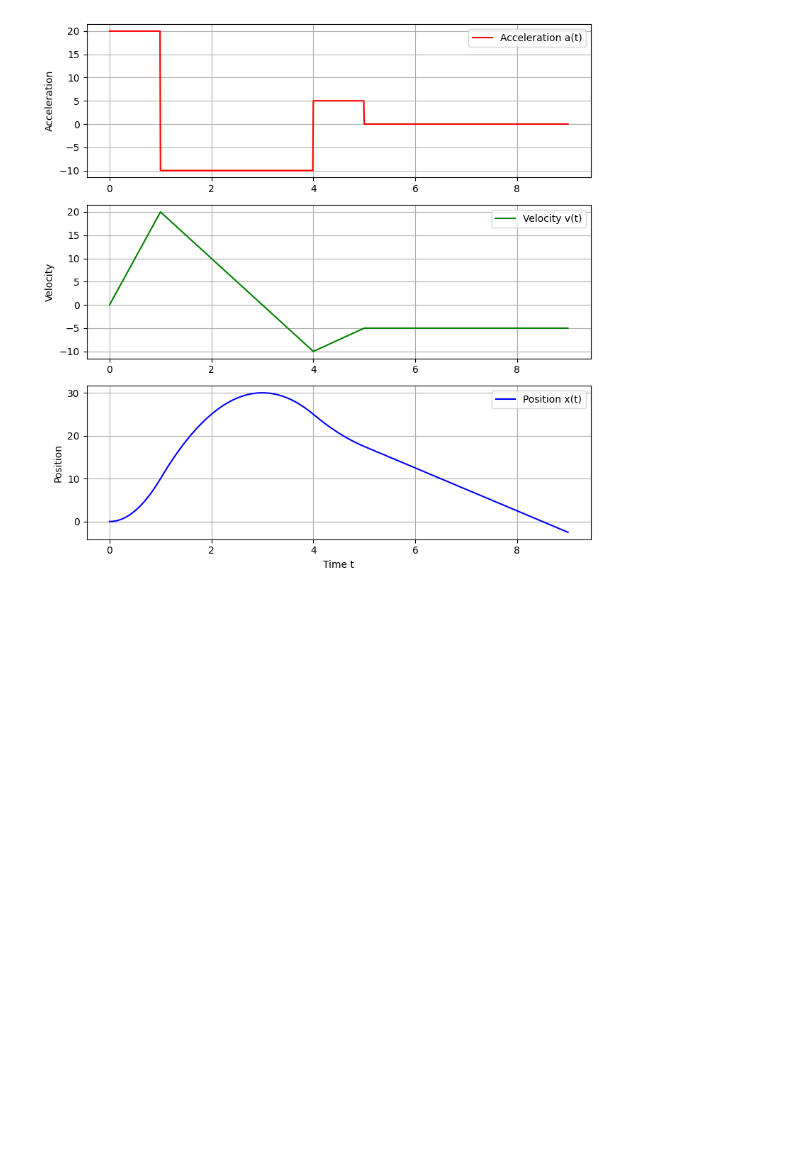
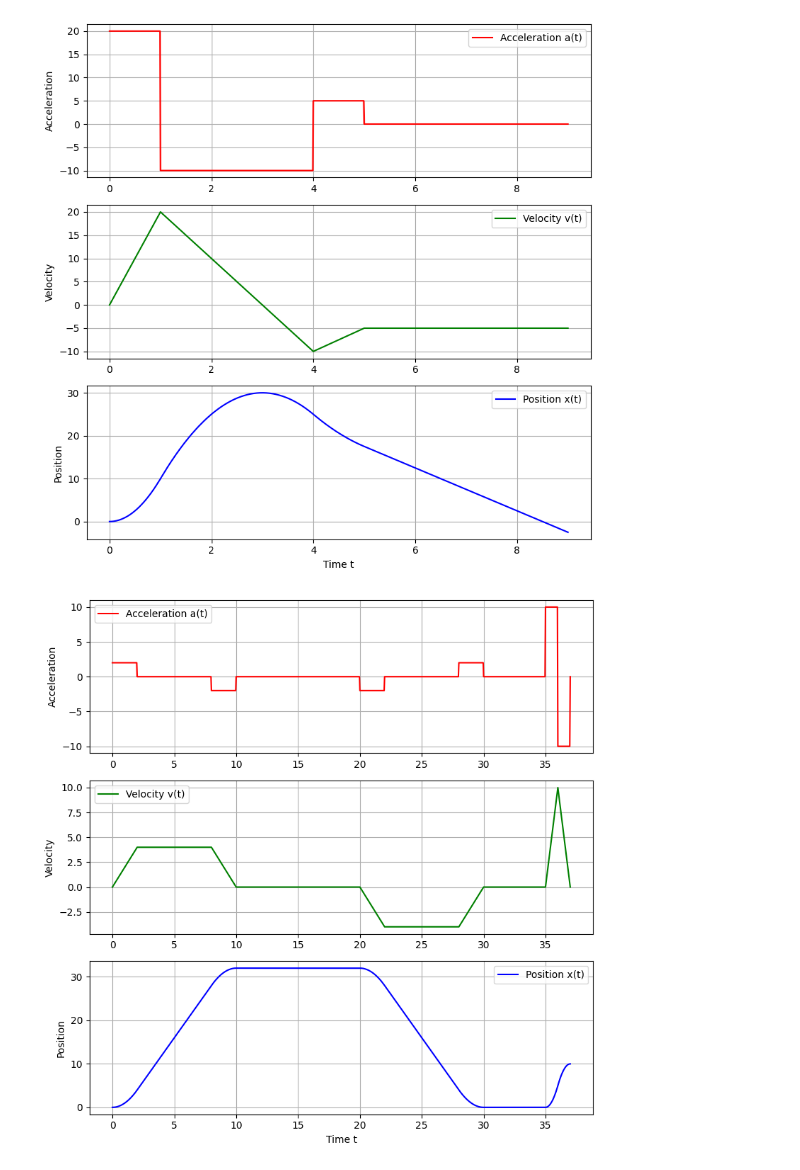
Before and after one commit to dudung/py-nb, a Jupyter notebook: src/apply/lesslines/07_phys_kinematics_piecewise.ipynb, the cells around one changed output. Cells and saved outputs as stored; diff of their text form; code cells hidden in the pictures; blank space fills up the shorter version.

```diff
--- a/src/apply/lesslines/07_phys_kinematics_piecewise.ipynb
+++ b/src/apply/lesslines/07_phys_kinematics_piecewise.ipynb
@@ -86,0 +89,23 @@ motion.plot(resolution=1000)
+# %%
+# case 9, x direction
+to = 0
+vx = 0
+xo = 0
+tin = [
+    2, 6, 2,
+    3, 4, 3,
+    2, 6, 2,
+    2, 1, 2,
+    1, 0, 1,
+    0]
+ax = [
+    2, 0, -2,
+    0, 0, 0,
+    -2, 0, 2,
+    0, 0, 0,
+    10, 0, -10,
+    0]
+motion_x = PiecewiseMotion(to, vx, xo, tin, ax)
+motion_x.plot(resolution=1000)
+# %% [output]
+[figure, added]
```
Also changed, not shown: parts of 6 cells of this notebook.
